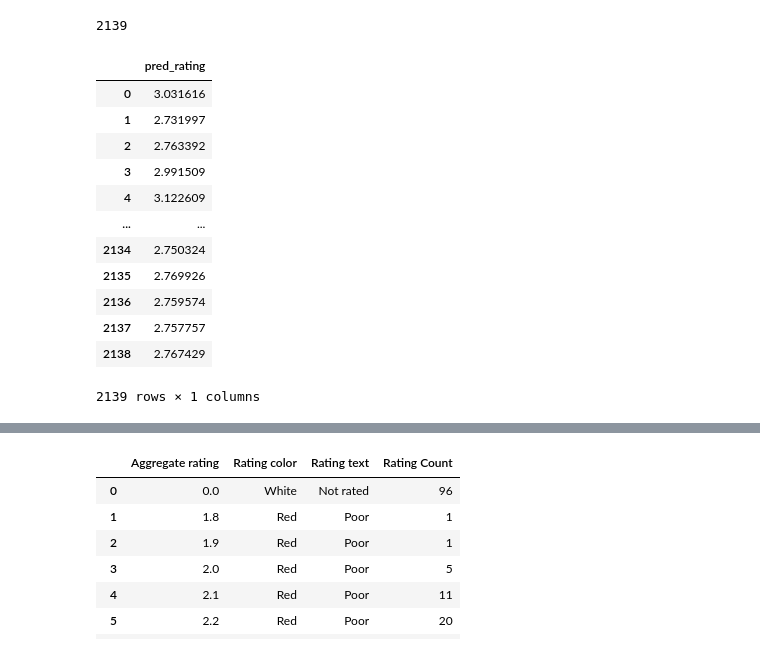
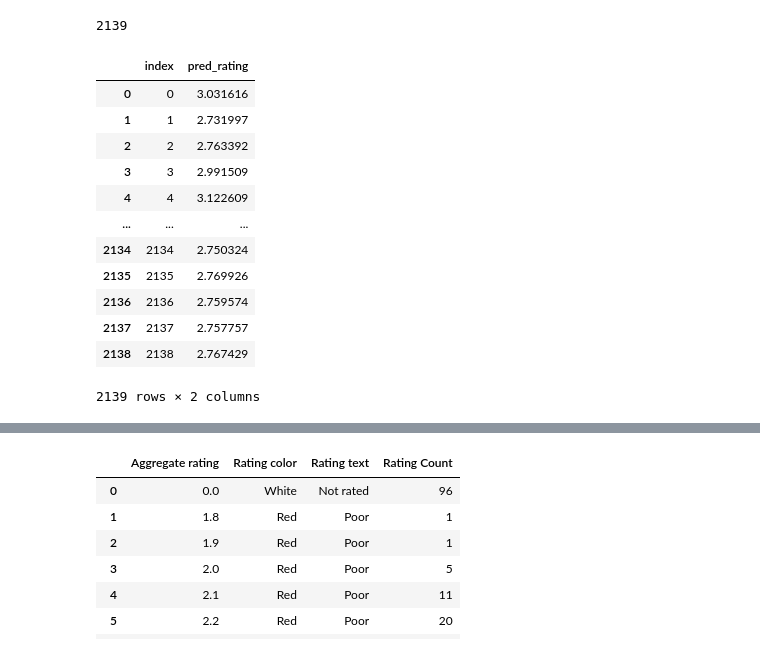
Before and after one commit to Minhaas/Food-takeaway-analysis, a Jupyter notebook: New_code.ipynb, the cells around one changed output, grey strips where cells are left out. Saved outputs shown, nothing was run; the diff lists cells and outputs as text; code cells hidden in the pictures.

```diff
--- a/New_code.ipynb
+++ b/New_code.ipynb
@@ -354,21 +354,21 @@ len(prediction)
 # %%
 pred_df = pd.DataFrame(prediction, columns = ['pred_rating'])
 # %%
-pred_df
+pred_df.reset_index()
 # %% [output]
-|  | pred_rating |
-| 0 | 3.031616 |
-| 1 | 2.731997 |
-| 2 | 2.763392 |
-| 3 | 2.991509 |
-| 4 | 3.122609 |
-| ... | ... |
-| 2134 | 2.750324 |
-| 2135 | 2.769926 |
-| 2136 | 2.759574 |
-| 2137 | 2.757757 |
-| 2138 | 2.767429 |
+|  | index | pred_rating |
+| 0 | 0 | 3.031616 |
+| 1 | 1 | 2.731997 |
+| 2 | 2 | 2.763392 |
+| 3 | 3 | 2.991509 |
+| 4 | 4 | 3.122609 |
+| ... | ... | ... |
+| 2134 | 2134 | 2.750324 |
+| 2135 | 2135 | 2.769926 |
+| 2136 | 2136 | 2.759574 |
+| 2137 | 2137 | 2.757757 |
+| 2138 | 2138 | 2.767429 |
-2139 rows × 1 columns
+2139 rows × 2 columns
 # %%
 # pred_rating = pd.concat([x_test, pred_df], axis = 1)
 # %%
```
Also changed, not shown: parts of 9 cells of this notebook.
